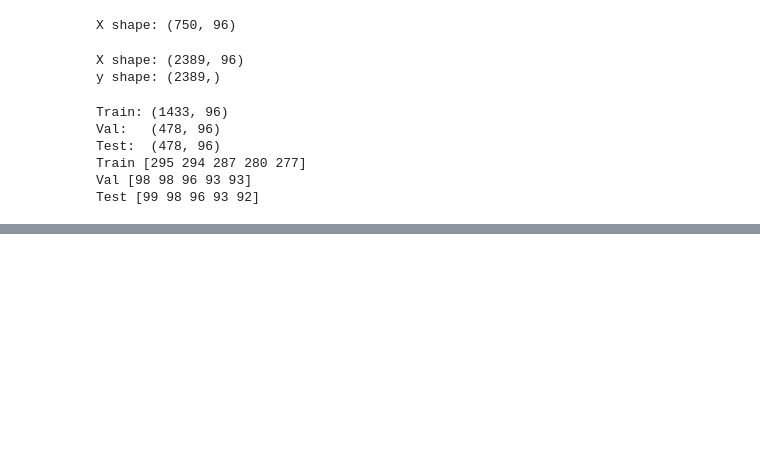
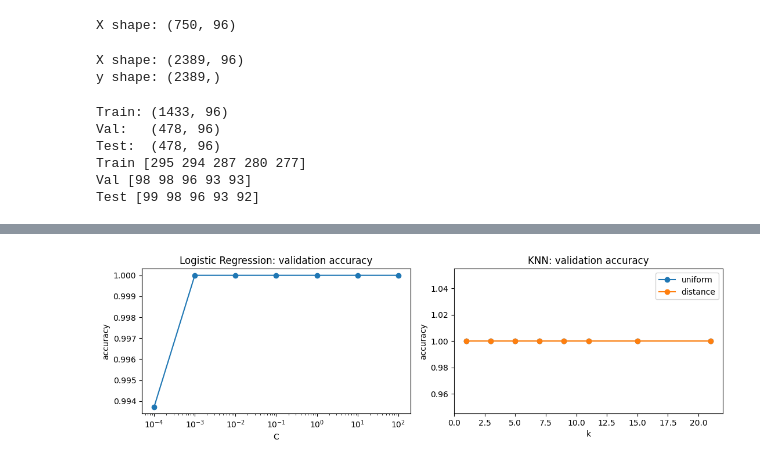
Before and after one commit to nour-ehab/ML-Project, a Jupyter notebook: part_b_images/01_images_preprocessing.ipynb, the cells around one changed output, grey strips where cells are left out. Drawn from its saved outputs; the diff is of its cells as text; code cells hidden in the pictures; blank space fills up the shorter version.

```diff
--- a/part_b_images/01_images_preprocessing.ipynb
+++ b/part_b_images/01_images_preprocessing.ipynb
@@ -69,4 +69,14 @@ print("Image sizes found:", sizes)
 Image sizes found: {(100, 100)}
+# %%
+BINS = 32
+
+def img_hist(img, bins=BINS):
+    mask = ~(img > 240).all(axis=2)
+    if mask.sum() == 0:
+        mask[:] = True
+    h = [np.histogram(img[..., ch][mask], bins=bins, range=(0, 256))[0] for ch in range(3)]
+    h = np.concatenate(h).astype(np.float32)
+    return h / h.sum() * 3
 # %%
 p = random.choice(paths["Banana 1"])
 img = np.array(Image.open(p).convert("RGB"))
@@ -174,0 +194,23 @@ Test [99 98 96 93 92]
+# %%
+scaler = StandardScaler().fit(X_train)
+
+X_train_scaled = scaler.transform(X_train)
+X_val_scaled = scaler.transform(X_val)
+X_test_scaled = scaler.transform(X_test)
+# %%
+lr_val_acc = {}
+for C in [0.0001, 0.001, 0.01, 0.1, 1, 10, 100]:
+    model = LogisticRegression(C=C, max_iter=3000, random_state=42).fit(X_train_scaled, y_train)
+    lr_val_acc[C] = accuracy_score(y_val, model.predict(X_val_scaled))
+    print(f"LogReg C={C:<8} val acc = {lr_val_acc[C]:.4f}")
+best_C = max(sorted(lr_val_acc), key=lambda c: (lr_val_acc[c], -c))
+print("Best C:", best_C)
+
+knn_val_acc = {}
+for weights in ["uniform", "distance"]:
+    for k in [1, 3, 5, 7, 9, 11, 15, 21]:
+        model = KNeighborsClassifier(n_neighbors=k, weights=weights).fit(X_train_scaled, y_train)
+        knn_val_acc[(k, weights)] = accuracy_score(y_val, model.predict(X_val_scaled))
+        print(f"KNN k={k:<3} weights={weights:<9} val acc = {knn_val_acc[(k, weights)]:.4f}")
+best_k, best_w = max(knn_val_acc, key=lambda kw: (knn_val_acc[kw], kw[0], kw[1] == "uniform"))
+print("Best KNN:", best_k, best_w)
@@ -174,0 +235,13 @@ Test [99 98 96 93 92]
+# %%
+fig, ax = plt.subplots(1, 2, figsize=(11, 3.5))
+ax[0].semilogx(list(lr_val_acc), list(lr_val_acc.values()), "o-")
+ax[0].set(title="Logistic Regression: validation accuracy", xlabel="C", ylabel="accuracy")
+for weights in ["uniform", "distance"]:
+    ks = [k for k, ww in knn_val_acc if ww == weights]
+    ax[1].plot(ks, [knn_val_acc[(k, weights)] for k in ks], "o-", label=weights)
+ax[1].set(title="KNN: validation accuracy", xlabel="k", ylabel="accuracy")
+ax[1].legend()
+plt.tight_layout()
+plt.show()
+# %% [output]
+[figure, added]
```
Also changed, not shown: parts of 7 cells of this notebook.
